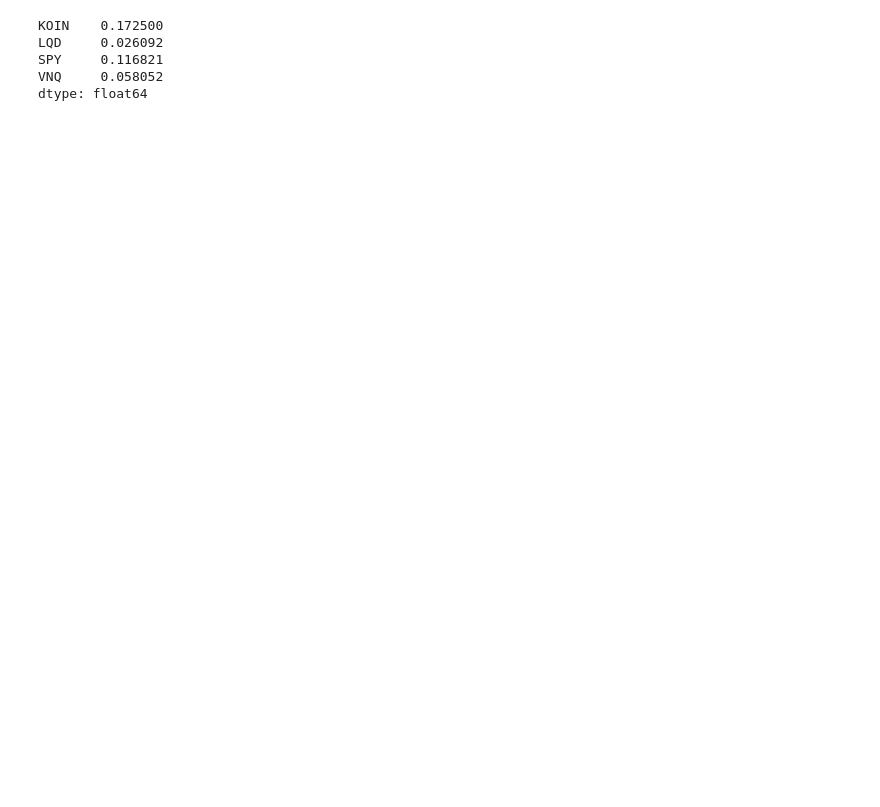
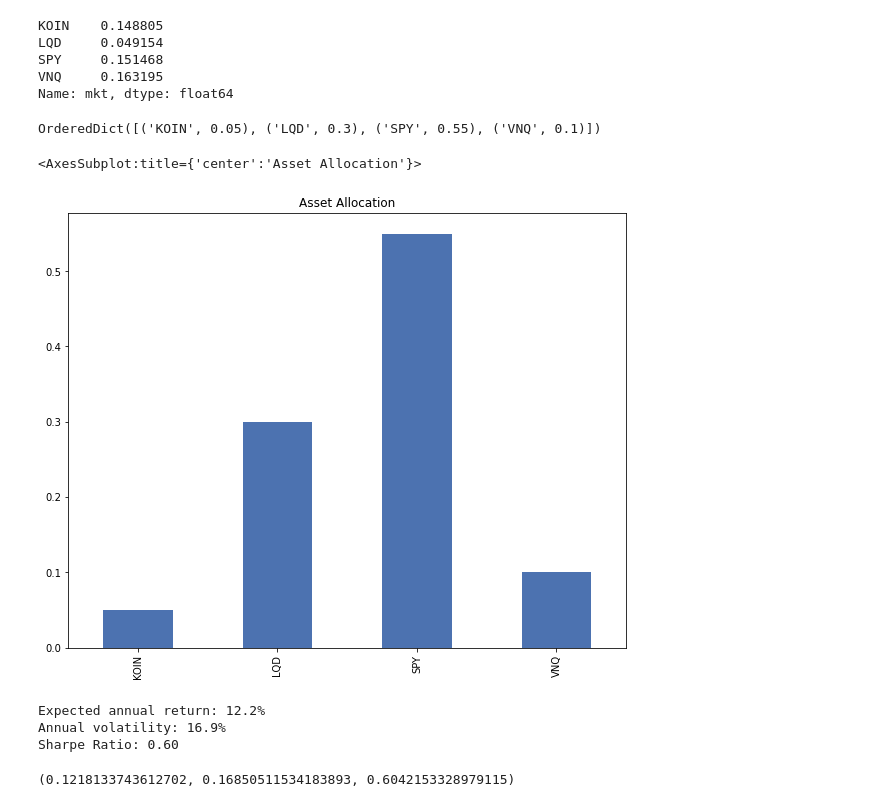
Before and after one commit to dbogatic/stock-evaluation, a Jupyter notebook: portfolio_optimization.ipynb, the cells around one changed output. Saved outputs shown, nothing was run; the diff lists cells and outputs as text; code cells hidden in the pictures; blank space fills up the shorter version.

```diff
--- a/portfolio_optimization.ipynb
+++ b/portfolio_optimization.ipynb
@@ -14,5 +18,6 @@ from pypfopt import plotting
 
 %matplotlib inline
 # %%
-# Read in price data
-df = pd.read_csv("Resources/multi_stock_prices.csv", parse_dates=True, index_col="Date")
+# Read in price (Adj Close) data from csv file (Adj Close prices pulled from the yahoo_historical.ipynb)
+stock_prices = pd.read_csv("Resources/multi_stock_prices.csv", parse_dates=True, index_col="Date")
+stock_prices.tail()
@@ -19,31 +32,61 @@ df = pd.read_csv("Resources/multi_stock_prices.csv", parse_dates=True, index_col
 # %%
-from pypfopt.expected_returns import mean_historical_return
 from pypfopt.risk_models import CovarianceShrinkage
 
-# Calculate expected returns and sample covariance
-mu = expected_returns.mean_historical_return(df)
-S = CovarianceShrinkage(df).ledoit_wolf()
+# Calculate expected returns (CAPM based) and covariance (Ledoid Wolf covariance shrinkage)
+mu = expected_returns.capm_return(stock_prices)
+S = CovarianceShrinkage(stock_prices).ledoit_wolf()
+
+# Print expected returns
 mu
 # %% [output]
-KOIN    0.172500
-LQD     0.026092
-SPY     0.116821
-VNQ     0.058052
-dtype: float64
+KOIN    0.148805
+LQD     0.049154
+SPY     0.151468
+VNQ     0.163195
+Name: mkt, dtype: float64
 # %%
+# Specify allocation constraints for each sector or individual security
+
 sector_mapper = {
-    "KOIN": "crypto",
-    "LQD": "bonds",
-    "SPY": "large_cap",
-    "VNQ": "real_estate"
-}
+            "KOIN": "crypto",
+            "LQD": "bonds",
+            "SPY": "large_cap",
+            "VNQ": "real_estate"
+        }
 
 sector_lower = {
-                "bonds": 0.3, # min 30% bonds
-                "large_cap": 0.40 # min 40% equities
-                }
+            "bonds": 0.3, # min 30% bonds
+            "large_cap": 0.40 # min 40% equities
+            }
 
 sector_upper = {
-                "crypto": 0.5, # less than 5% crypto
-                "real_estate": 0.10 # less than 10% real estate
-                }
+            "crypto": 0.05, # less than 5% crypto
+            "real_estate": 0.10 # less than 10% real estate
+            }
+# %%
+# Construct Efficient Frontier optimization model based on the maximum Sharpe ratio (alternatively we can optimize by minimum volatility which is a good option too - by entering w=ef.min_volatility()) and specify gamma to minimize zero weights (higher gamma means less zero weights) and sector allocation constraints
+
+from pypfopt import objective_functions
+
+ef = EfficientFrontier(mu, S)
+ef.add_objective(objective_functions.L2_reg, gamma=0.1)
+ef.add_sector_constraints(sector_mapper, sector_lower, sector_upper)
+w = ef.max_sharpe()
+weights = ef.clean_weights()
+print(ef.clean_weights())
+# %% [output]
+OrderedDict([('KOIN', 0.05), ('LQD', 0.3), ('SPY', 0.55), ('VNQ', 0.1)])
+# %%
+# Plot asset allocation based on Efficient Frontier model
+pd.Series(weights).plot.bar(figsize=(10, 8), ylabel='', title='Asset Allocation')
+# %% [output]
+<AxesSubplot:title={'center':'Asset Allocation'}>
+[figure, added]
+# %%
+# Evaluate portfolio performance
+ef.portfolio_performance(verbose=True)
+# %% [output]
+Expected annual return: 12.2%
+Annual volatility: 16.9%
+Sharpe Ratio: 0.60
+(0.1218133743612702, 0.16850511534183893, 0.6042153328979115)
```
Also changed, not shown: parts of 16 cells of this notebook, 4 other files.
